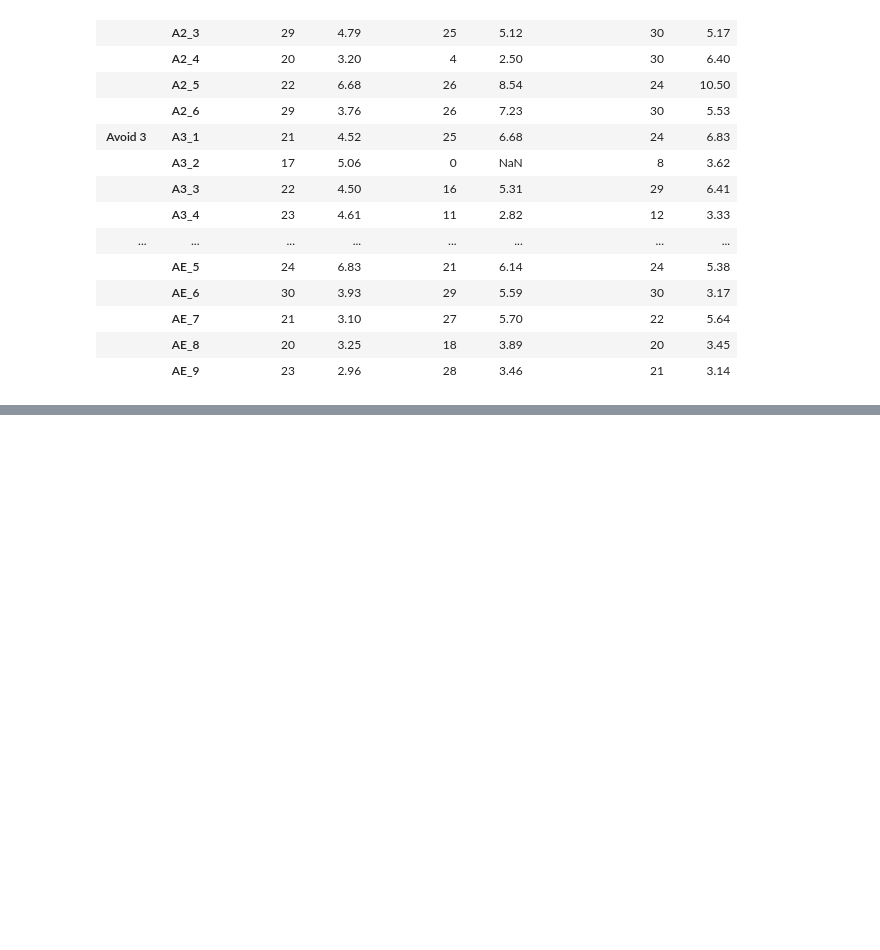
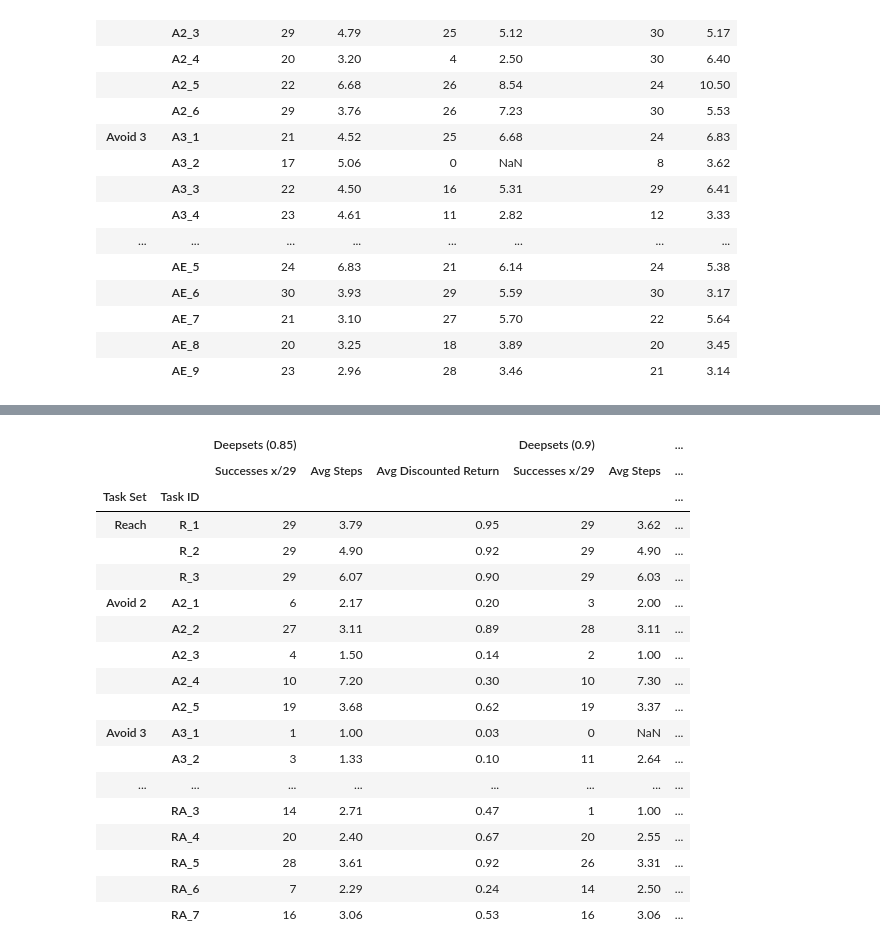
Before and after one commit to mattiagiuri/ltl_gnn, a Jupyter notebook: visualize_results_chess.ipynb, the cells around one changed output, grey strips where cells are left out. Saved outputs shown, nothing was run; the diff lists cells and outputs as text; code cells hidden in the pictures; blank space fills up the shorter version.

Commit message:
GNN infinite tasks

```diff
--- a/visualize_results_chess.ipynb
+++ b/visualize_results_chess.ipynb
@@ -32,6 +32,21 @@ def read_results(env_name):
     df_concat = pd.concat([df_gcn, df_dps, df_prop], axis=1, keys=["GCN", "Deepsets", "Deepsets (prop training)"])
 
     return df_concat
+# %%
+def generalized_read_results(env_name, files, keys):
+    parent = "results_chessworld/" + env_name + "/"
+    all_dfs = []
+
+    for file in files:
+        cur_name = parent + file + ".csv"
+        cur_df = pd.read_csv(cur_name)
+        cur_df.set_index(["Task Set", "Task ID"], inplace=True)
+
+        all_dfs.append(cur_df)
+
+    df_concat = pd.concat(all_dfs, axis=1, keys=keys)
+
+    return df_concat
 # %%
 # ChessWorld-v0 tasks and results
 
@@ -245,0 +297,30 @@ make_ablation_graphs("(queen & bishop)")
+# %%
+keys_new = ['Deepsets (0.85)', 'Deepsets (0.9)', 'GCN (0.85)', 'GCN (0.9)']
+# %%
+files_finite = ['ChessWorld-v1_deepsets_stay_update_4',
+                'ChessWorld-v1_deepsets_stay_update_4_fine',
+                'ChessWorld-v1_gcn_formula_big_skip_6',
+                'ChessWorld-v1_gcn_formula_big_skip_6_fine'
+               ]
+
+generalized_read_results('ChessWorld-v1', files_finite, keys_new)
+# %% [output]
+|  |  | Deepsets (0.85) |  |  | Deepsets (0.9) |  | ... |
+|  |  | Successes x/29 | Avg Steps | Avg Discounted Return | Successes x/29 | Avg Steps | ... |
+| Task Set | Task ID |  |  |  |  |  | ... |
+| Reach | R_1 | 29 | 3.79 | 0.95 | 29 | 3.62 | ... |
+|  | R_2 | 29 | 4.90 | 0.92 | 29 | 4.90 | ... |
+|  | R_3 | 29 | 6.07 | 0.90 | 29 | 6.03 | ... |
+| Avoid 2 | A2_1 | 6 | 2.17 | 0.20 | 3 | 2.00 | ... |
+|  | A2_2 | 27 | 3.11 | 0.89 | 28 | 3.11 | ... |
+|  | A2_3 | 4 | 1.50 | 0.14 | 2 | 1.00 | ... |
+|  | A2_4 | 10 | 7.20 | 0.30 | 10 | 7.30 | ... |
+|  | A2_5 | 19 | 3.68 | 0.62 | 19 | 3.37 | ... |
+| Avoid 3 | A3_1 | 1 | 1.00 | 0.03 | 0 | NaN | ... |
+|  | A3_2 | 3 | 1.33 | 0.10 | 11 | 2.64 | ... |
+| ... | ... | ... | ... | ... | ... | ... | ... |
+|  | RA_3 | 14 | 2.71 | 0.47 | 1 | 1.00 | ... |
+|  | RA_4 | 20 | 2.40 | 0.67 | 20 | 2.55 | ... |
+|  | RA_5 | 28 | 3.61 | 0.92 | 26 | 3.31 | ... |
+|  | RA_6 | 7 | 2.29 | 0.24 | 14 | 2.50 | ... |
+|  | RA_7 | 16 | 3.06 | 0.53 | 16 | 3.06 | ... |
```
Also changed, not shown: parts of 9 cells of this notebook, 31 other files.
